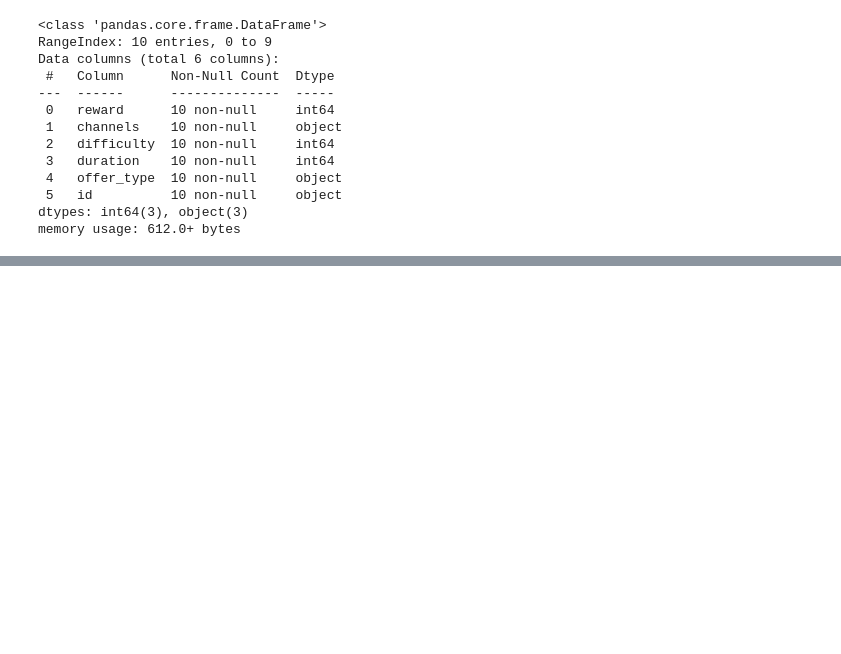
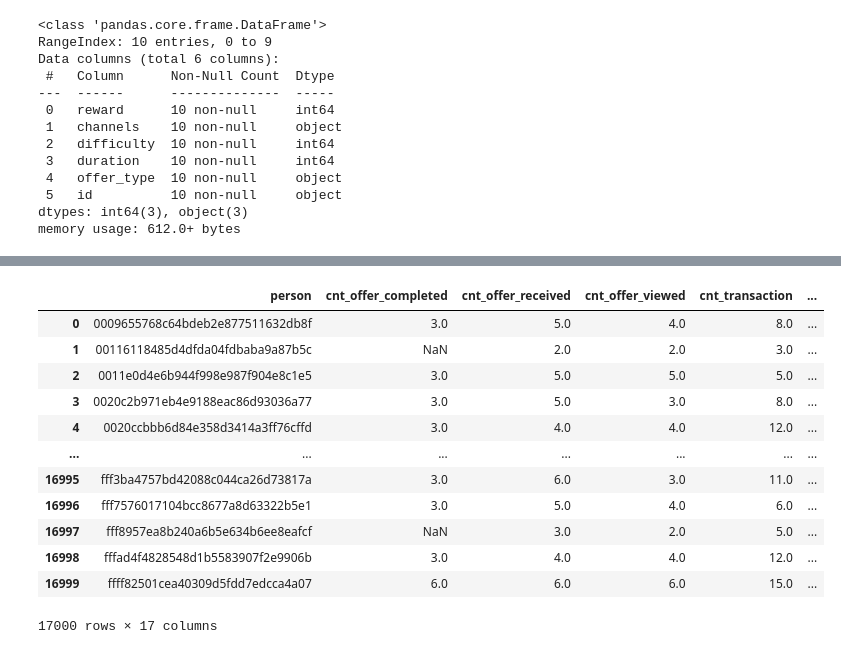
Before and after one commit to Niltonjuniorphd/Starbucks_project, a Jupyter notebook: Starbucks_Capstone_notebook_c copy.ipynb, the cells around one changed output, grey strips where cells are left out. Saved outputs shown, nothing was run; the diff lists cells and outputs as text; code cells hidden in the pictures; blank space fills up the shorter version.

```diff
--- a/Starbucks_Capstone_notebook_c copy.ipynb
+++ b/Starbucks_Capstone_notebook_c copy.ipynb
@@ -522,2 +561,18 @@ person_activity_pro
+# %%
+event_count
+# %% [output]
+|  | person | cnt_offer_completed | cnt_offer_received | cnt_offer_viewed | cnt_transaction | ... |
+| 0 | 0009655768c64bdeb2e877511632db8f | 3.0 | 5.0 | 4.0 | 8.0 | ... |
+| 1 | 00116118485d4dfda04fdbaba9a87b5c | NaN | 2.0 | 2.0 | 3.0 | ... |
+| 2 | 0011e0d4e6b944f998e987f904e8c1e5 | 3.0 | 5.0 | 5.0 | 5.0 | ... |
+| 3 | 0020c2b971eb4e9188eac86d93036a77 | 3.0 | 5.0 | 3.0 | 8.0 | ... |
+| 4 | 0020ccbbb6d84e358d3414a3ff76cffd | 3.0 | 4.0 | 4.0 | 12.0 | ... |
+| ... | ... | ... | ... | ... | ... | ... |
+| 16995 | fff3ba4757bd42088c044ca26d73817a | 3.0 | 6.0 | 3.0 | 11.0 | ... |
+| 16996 | fff7576017104bcc8677a8d63322b5e1 | 3.0 | 5.0 | 4.0 | 6.0 | ... |
+| 16997 | fff8957ea8b240a6b5e634b6ee8eafcf | NaN | 3.0 | 2.0 | 5.0 | ... |
+| 16998 | fffad4f4828548d1b5583907f2e9906b | 3.0 | 4.0 | 4.0 | 12.0 | ... |
+| 16999 | ffff82501cea40309d5fdd7edcca4a07 | 6.0 | 6.0 | 6.0 | 15.0 | ... |
+17000 rows × 17 columns
 # %%
 person_activity[person_activity['person'] == 'e23280a162b34a94a7b45ce5d9b18b7a']
```
Also changed, not shown: parts of 28 cells of this notebook, 5 other files.
